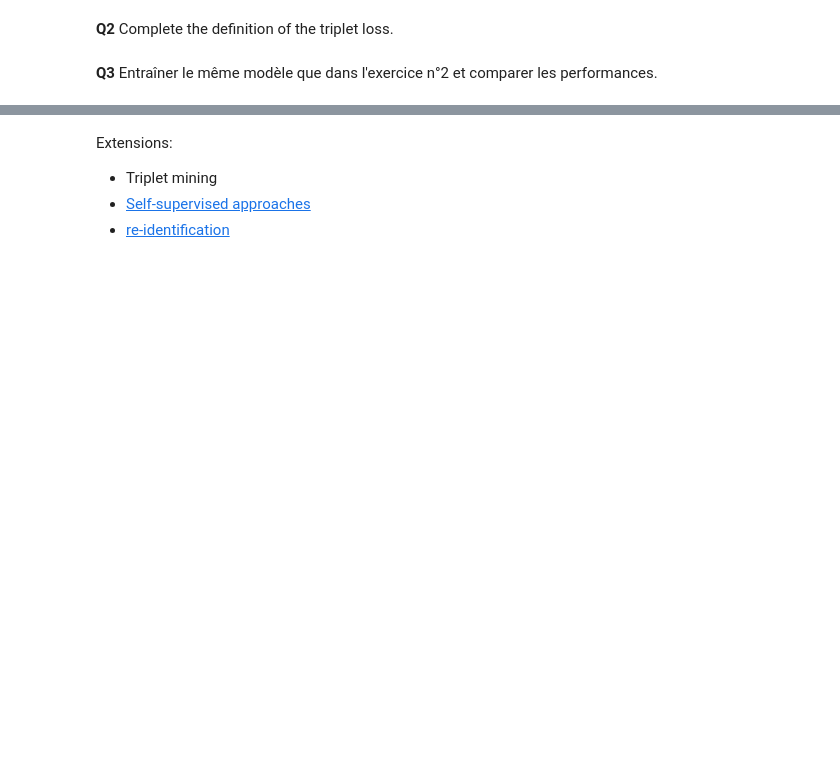
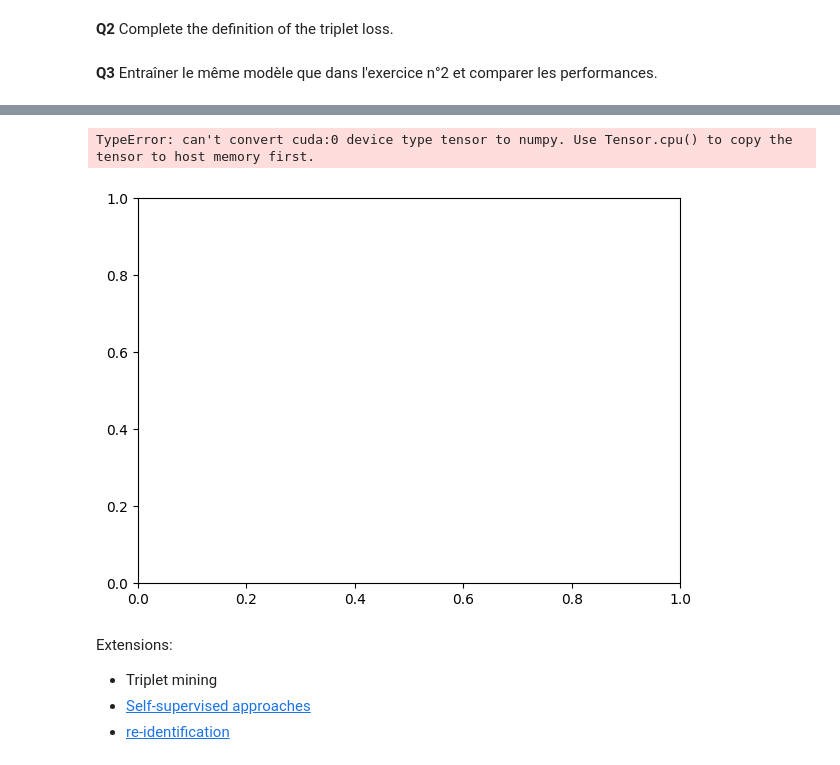
Before and after one commit to jramassa/ml-student, a Jupyter notebook: TP7/TP8_re-identification.ipynb, the cells around one changed output, grey strips where cells are left out. Saved outputs shown, nothing was run; the diff lists cells and outputs as text; code cells hidden in the pictures; blank space fills up the shorter version.

```diff
--- a/TP7/TP8_re-identification.ipynb
+++ b/TP7/TP8_re-identification.ipynb
@@ -261,7 +261,6 @@ class CNN(nn.Module):
         x = F.relu(F.max_pool2d(self.conv2(x), 2))
         x = x.view(-1, N)
         x = F.relu(self.fc1(x))
-        x = F.dropout(x, training=self.training)
         x = self.fc2(x)
         return x
 
@@ -475,11 +496,12 @@ class DigitTripletDataset(Dataset):
         # Select positive and negative images
         # YOUR CODE HERE
         #raise NotImplementedError()
-        idx_1 = np.random.randint(0, self.classes_sizes[digit] - 1)
+
+        idx_1 = np.random.randint(0, self.class_sizes[digit] - 1)
         positive_image = self.data_dict[digit][idx_1]
 
-        idx_2 = np.random.randint(0, self.classes_sizes[digit] - 1)
-        positive_image = self.data_dict[digit][idx_2]
+        idx_2 = np.random.randint(0, self.class_sizes[different_digit] - 1)
+        negative_image = self.data_dict[different_digit][idx_2]
 
         if self.transform:
             anchor_image = self.transform(anchor_image)
@@ -576,7 +601,14 @@ for epoch in range(num_epochs):
 
             with torch.set_grad_enabled(phase == 'train'):
                 # YOUR CODE HERE
-                raise NotImplementedError()
+                # raise NotImplementedError()
+                output_anchor = model(anchor)
+                output_positive = model(positive)
+                output_negative = model(negative)
+                loss = loss_fn(output_anchor, output_positive, output_negative)
+                if phase == 'train':
+                  loss.backward()
+                  optimizer.step()
                 running_loss += loss.item() * x0.shape[0]
 
             data_loader.set_postfix(loss=f'{loss.item():.4f}', refresh=False)
@@ -587,28 +638,33 @@ for epoch in range(num_epochs):
 # %%
 outputs = []
 labels = []
 
 model.eval()  # Set the model to evaluation mode
 
 with torch.no_grad():  # Disable gradient computation during evaluation
     for image, label in dataloaders_dict['test']:
         # YOUR CODE HERE
-        raise NotImplementedError()
+        # raise NotImplementedError()
+        image = image.to(device)
+        output = model(image)
         output = F.normalize(output, p=2.0, dim=1, eps=1e-12)
         outputs.append(output)
         labels.append(label)
 
 labels = torch.cat(labels)
 outputs = torch.cat(outputs)
 # Sort outputs according to true labels
 sorted_indices = np.argsort(labels)
 labels = labels[sorted_indices]
 # Reorganize the outputs based on labels
 outputs = outputs[sorted_indices]
 
 fig, ax = plt.subplots(figsize=(7, 5))
 scatter = ax.scatter(outputs.numpy()[:, 0], outputs.numpy()[:, 2], c=labels.numpy(), cmap='tab10', alpha=0.8)
 fig.colorbar(scatter)
+# %% [output]
+TypeError: can't convert cuda:0 device type tensor to numpy. Use Tensor.cpu() to copy the tensor to host memory first.
+[figure, added]
 # %%
 # Calculate the distance matrix
 distances = 1 - sim_matrix(outputs, outputs)
```
Also changed, not shown: parts of 10 cells of this notebook.
